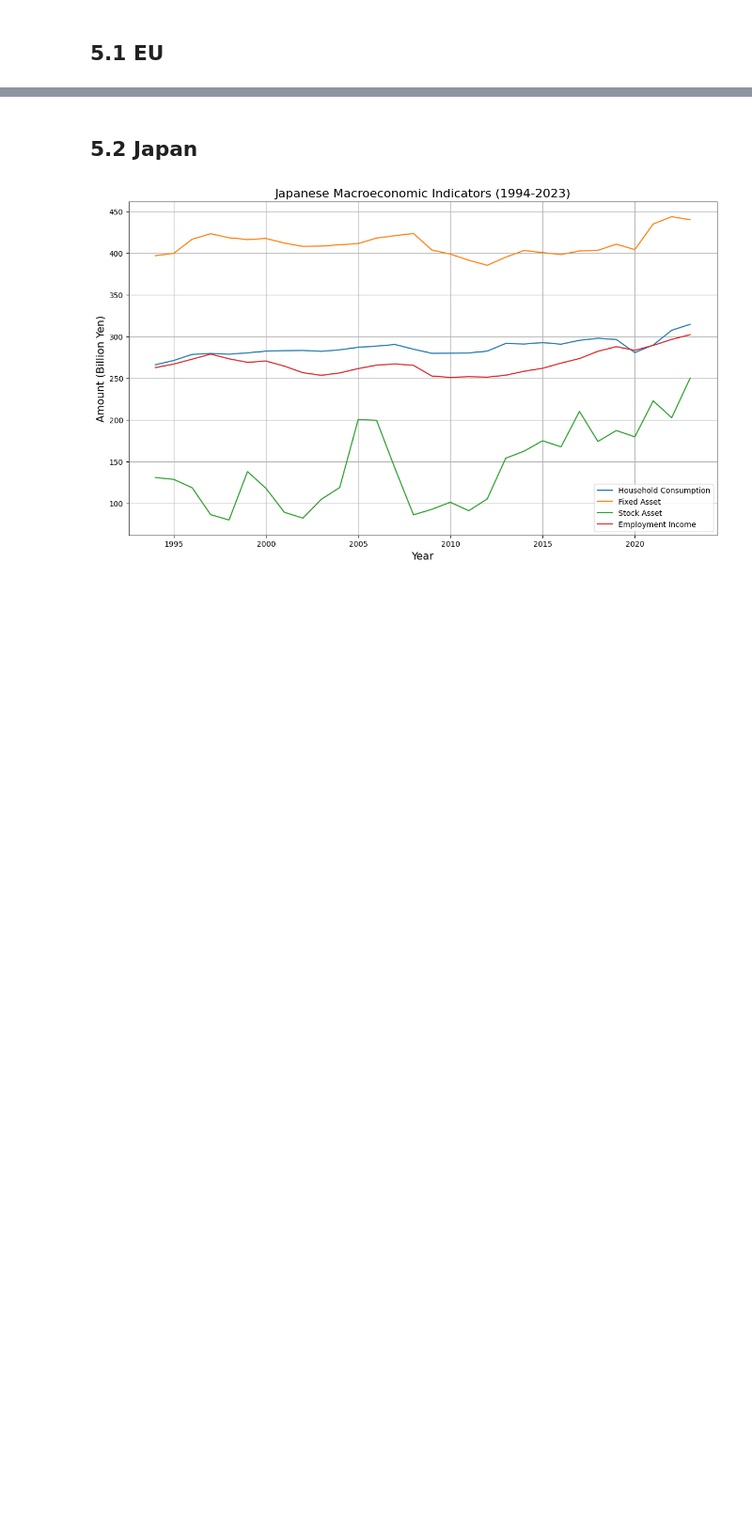
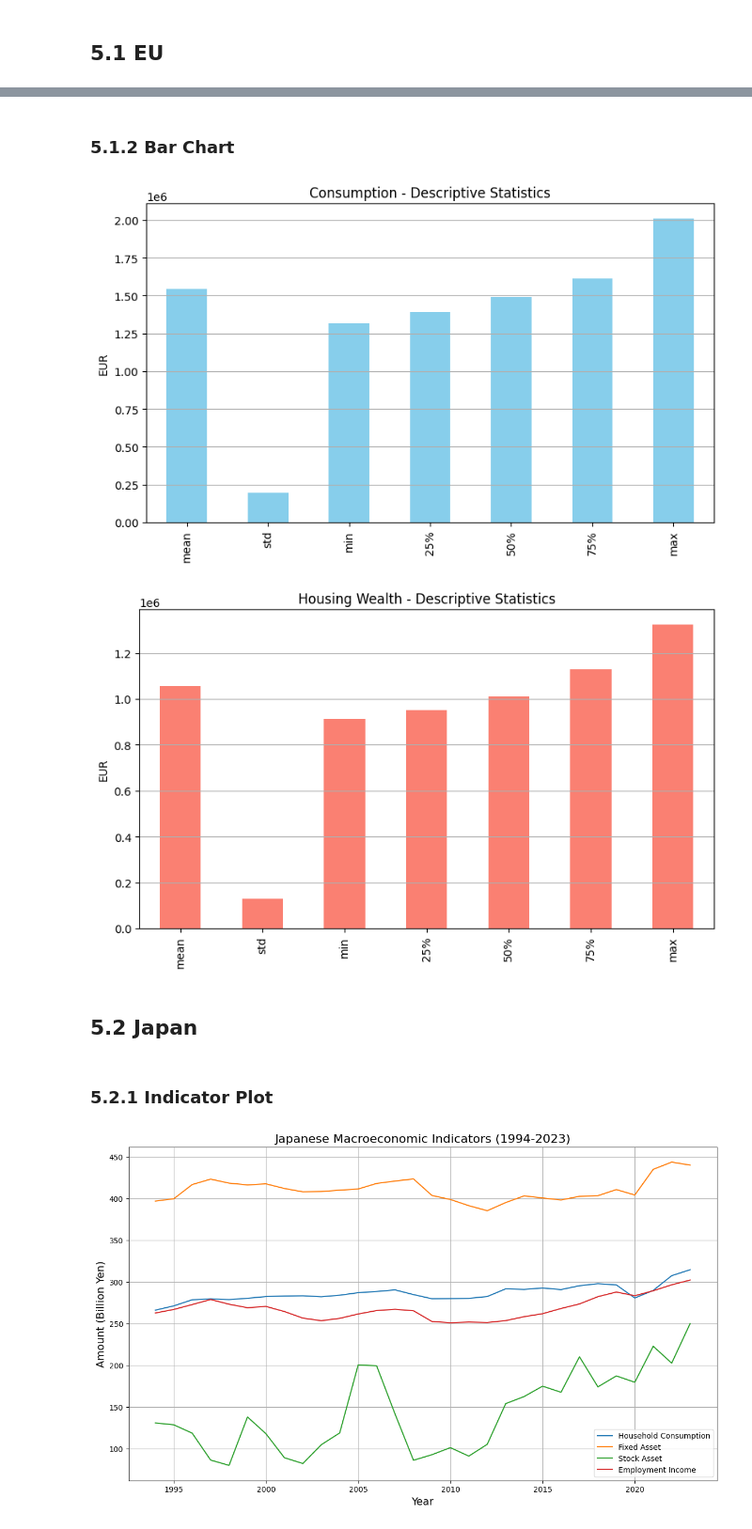
Before and after one commit to Graspp-25-Spring/graspp-25S-Wealth-Consumption, a Jupyter notebook: notebooks/milestone_1_update.ipynb, the cells around one changed output, grey strips where cells are left out. Shown: that part at 94% size. Saved outputs shown, nothing was run; the diff lists cells and outputs as text; code cells hidden in the pictures; blank space fills up the shorter version.

```diff
--- a/notebooks/milestone_1_update.ipynb
+++ b/notebooks/milestone_1_update.ipynb
@@ -423,5 +493,32 @@ max           302.364000
+# %% [markdown]
+### 5.1.2 Bar Chart
+# %%
+import matplotlib.pyplot as plt
+
+# Consumption statistics
+plt.figure(figsize=(8, 5))
+plt.title('Consumption - Descriptive Statistics')
+df_merge['consumption'].describe().drop(['count']).plot(kind='bar', color='skyblue')
+plt.ylabel('EUR')
+plt.grid(axis='y')
+plt.tight_layout()
+plt.show()
+
+# Housing wealth statistics
+plt.figure(figsize=(8, 5))
+plt.title('Housing Wealth - Descriptive Statistics')
+df_merge['housing wealth'].describe().drop(['count']).plot(kind='bar', color='salmon')
+plt.ylabel('EUR')
+plt.grid(axis='y')
+plt.tight_layout()
+plt.show()
+# %% [output]
+[figure, added]
+[figure, added]
 # %% [markdown]
 ## 5.2 Japan
+# %% [markdown]
+### 5.2.1 Indicator Plot
 # %%
 # Plotting
 plt.figure(figsize=(14, 8))
```
Also changed, not shown: parts of 40 cells of this notebook, 1 other file.
